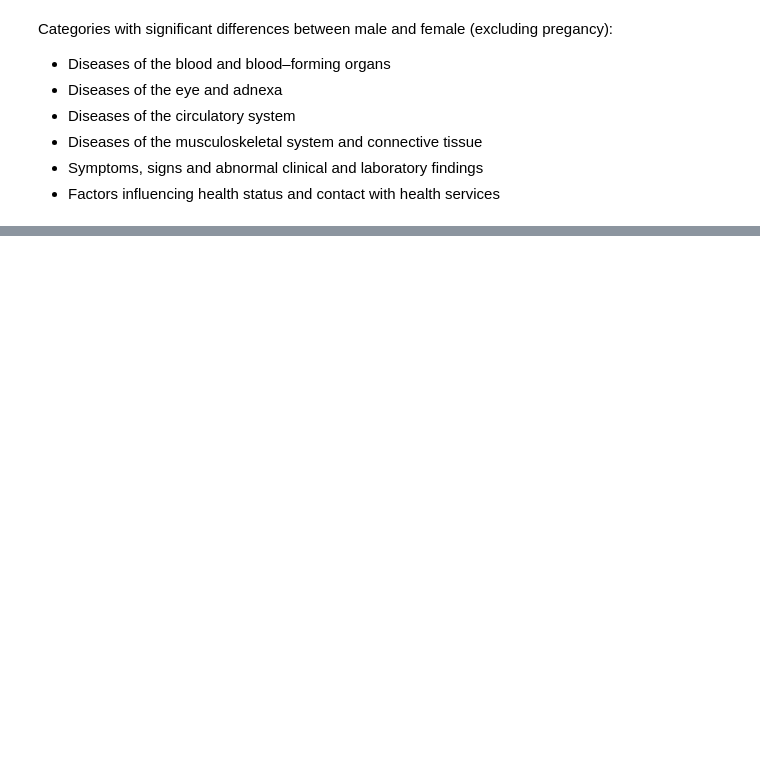
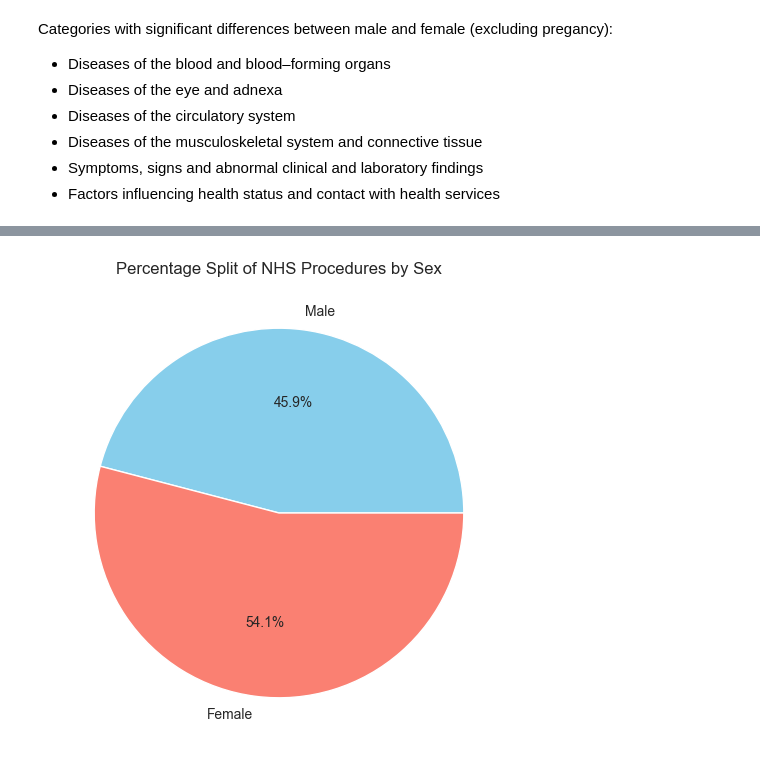
Before and after one commit to maymay238xx/Data-Science-Research-Project---Cisgender-and-Healthcare, a Jupyter notebook: notebooks/02-analysis-visualisation-notebook.ipynb, the cells around one changed output, grey strips where cells are left out. Drawn from its saved outputs; the diff is of its cells as text; code cells hidden in the pictures; blank space fills up the shorter version.

```diff
--- a/notebooks/02-analysis-visualisation-notebook.ipynb
+++ b/notebooks/02-analysis-visualisation-notebook.ipynb
@@ -644,0 +685,8 @@ Preventative measures in these areas could help address the balance of healthcar
+# %%
+totals = {'Male': total_male, 'Female': total_female}
+plt.figure(figsize=(6,6))
+plt.pie(totals.values(), labels=totals.keys(), autopct="%1.1f%%", colors=["skyblue", "salmon"])
+plt.title("Percentage Split of NHS Procedures by Sex")
+plt.show()
+# %% [output]
+[figure, added]
```
Also changed, not shown: parts of 47 cells of this notebook.
